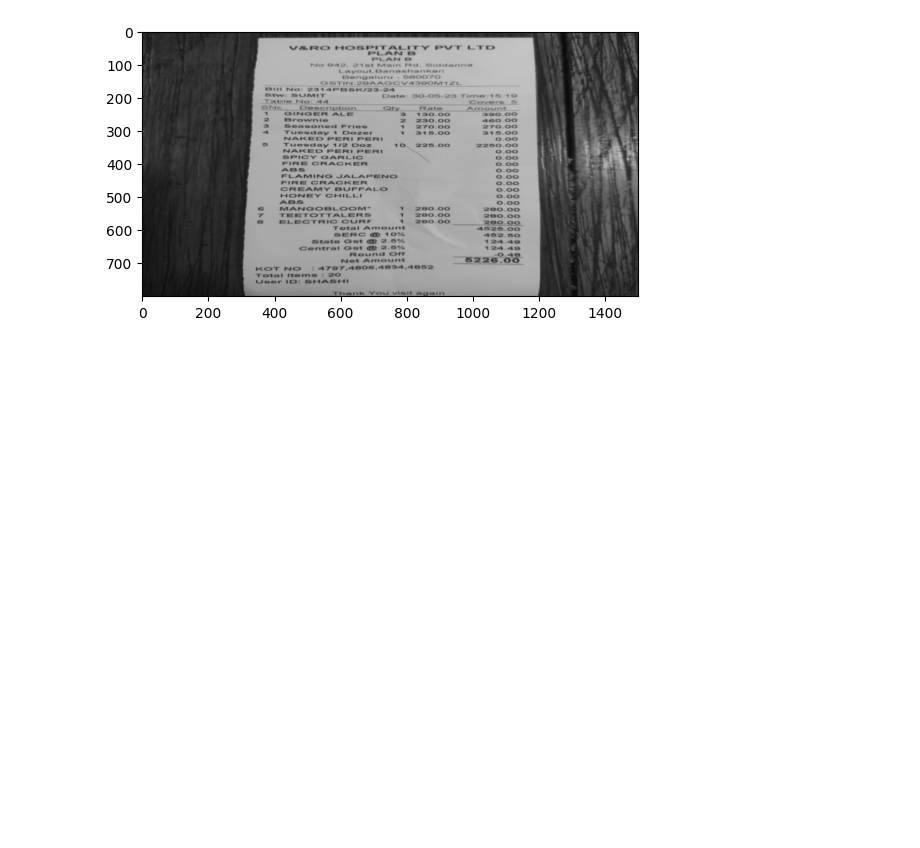
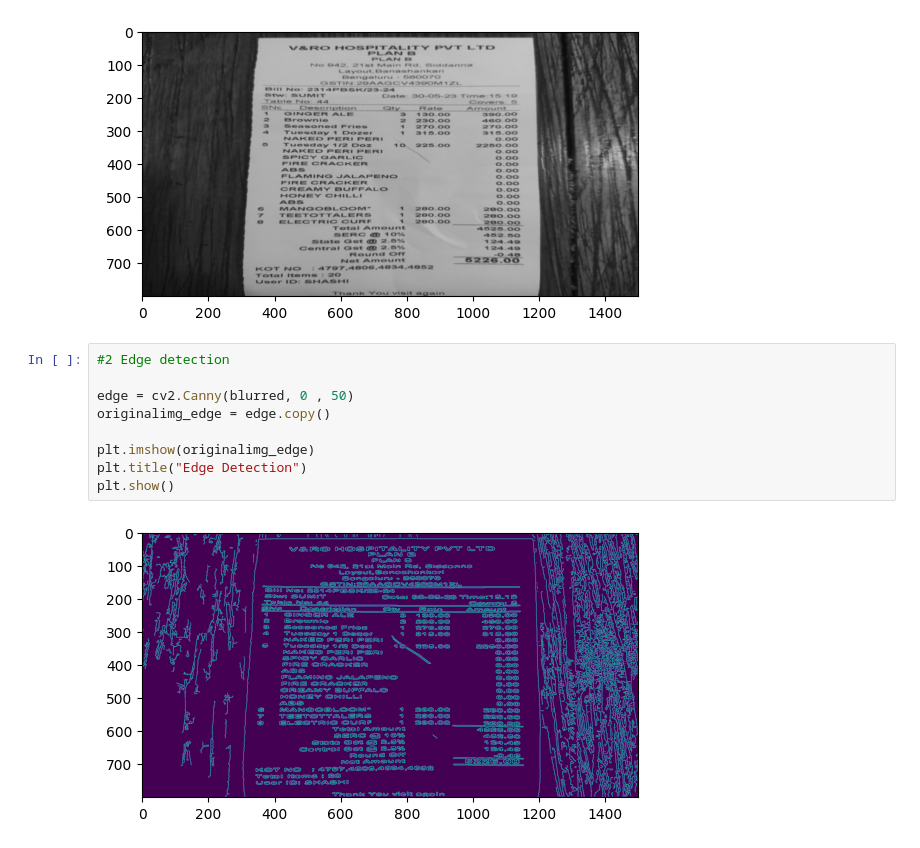
Before and after one commit to UjjwalSilwal/Cam-Scanner-project, a Jupyter notebook: Cam Scanner.ipynb, the cells around one changed output. Cells and saved outputs as stored; diff of their text form; blank space fills up the shorter version.

```diff
--- a/Cam Scanner.ipynb
+++ b/Cam Scanner.ipynb
@@ -58,3 +58,14 @@ plt.show()
 # %% [output]
 [figure]
 [figure]
+# %%
+#2 Edge detection
+
+edge = cv2.Canny(blurred, 0 , 50)
+originalimg_edge = edge.copy()
+
+plt.imshow(originalimg_edge)
+plt.title("Edge Detection")
+plt.show()
+# %% [output]
+[figure, added]
```
Also changed, not shown: parts of 2 cells of this notebook.
